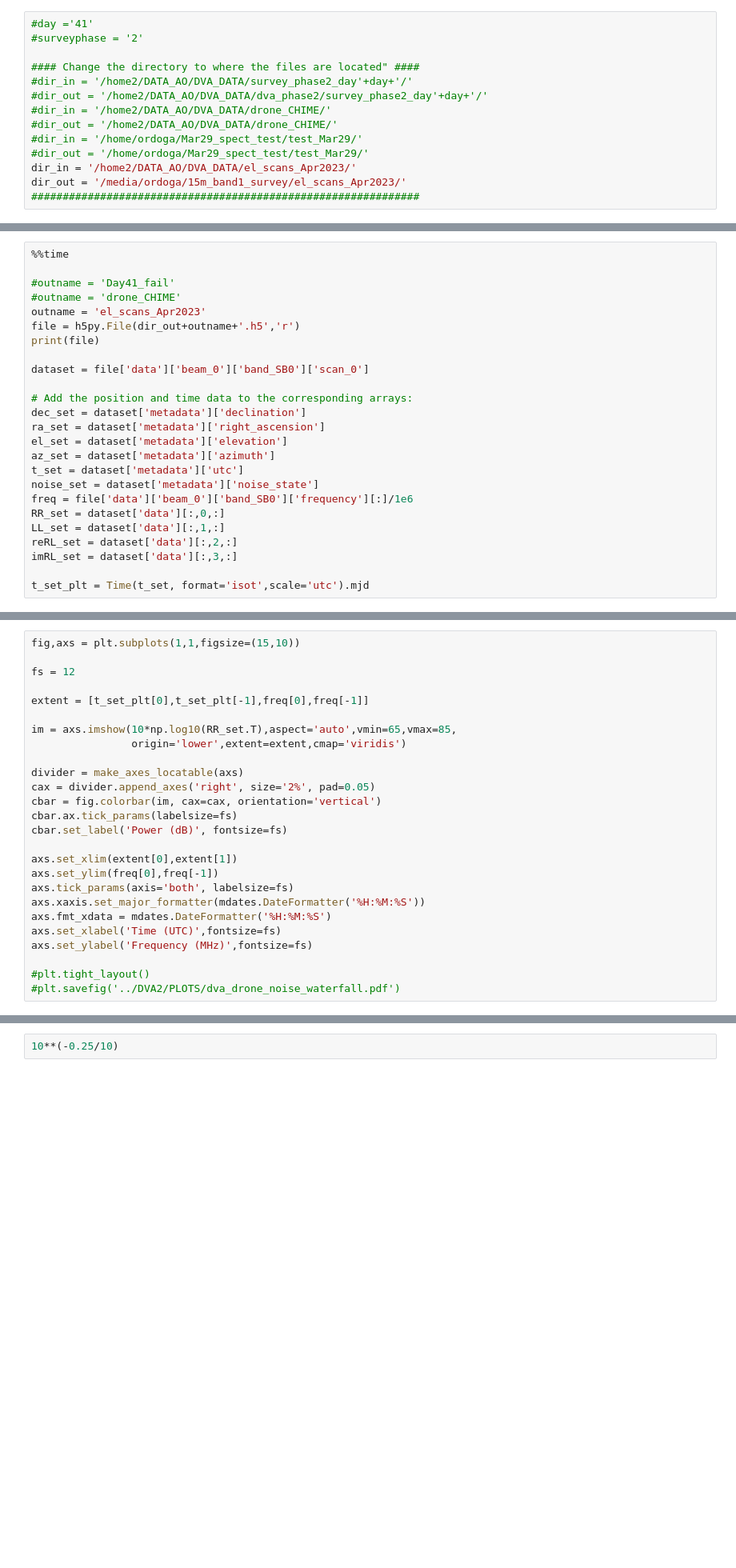
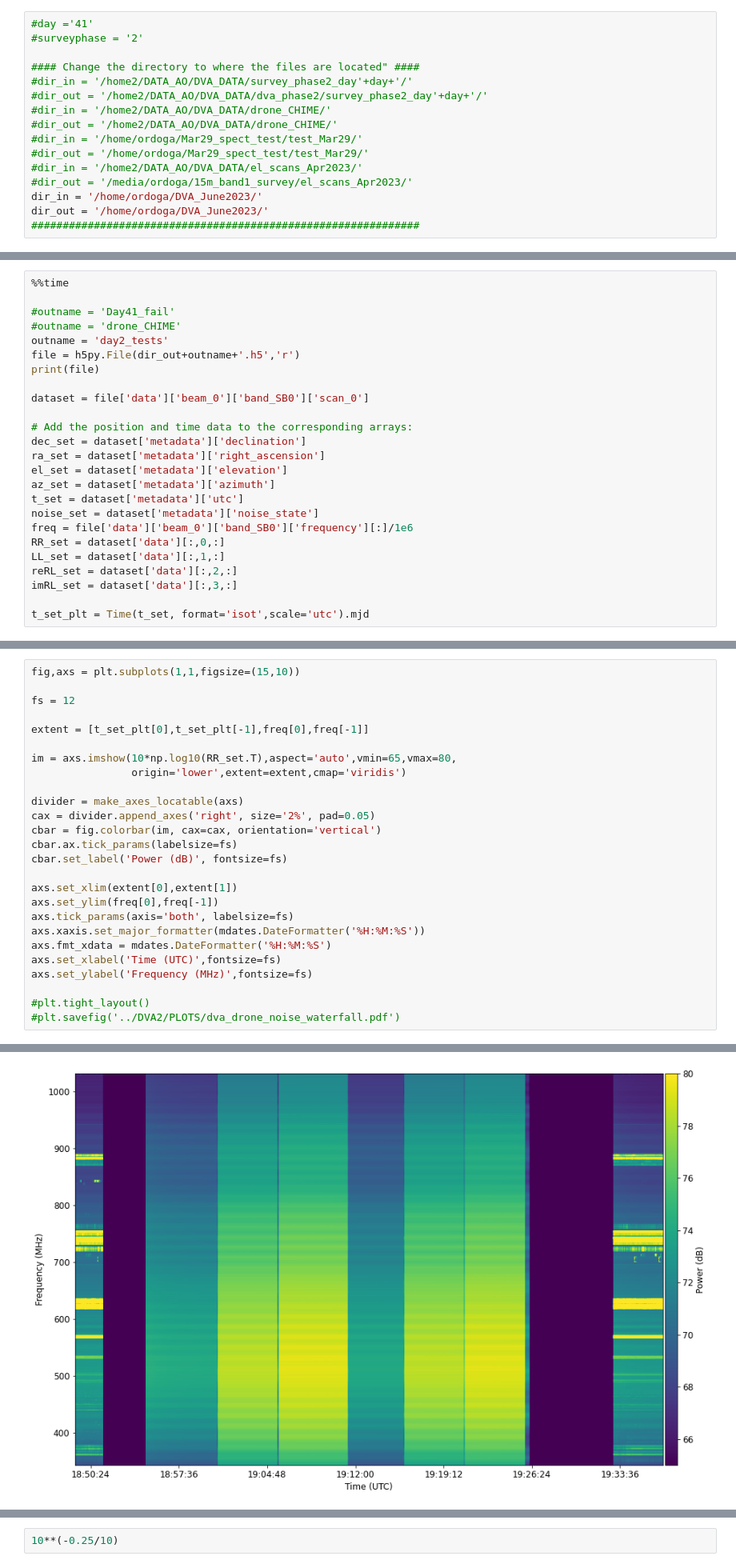
Before and after one commit to aordog/dva_pipeline, a Jupyter notebook: misc_data_stitching.ipynb, the cells around one changed output, grey strips where cells are left out. Shown at 80% size. Cells and saved outputs as stored; diff of their text form; blank space fills up the shorter version.

Commit message:
add analysis for June 2023 hot-cold load tests

```diff
--- a/misc_data_stitching.ipynb
+++ b/misc_data_stitching.ipynb
@@ -27,8 +27,10 @@ from astropy.modeling import models, fitting
 #dir_out = '/home2/DATA_AO/DVA_DATA/drone_CHIME/'
 #dir_in = '/home/ordoga/Mar29_spect_test/test_Mar29/'
 #dir_out = '/home/ordoga/Mar29_spect_test/test_Mar29/'
-dir_in = '/home2/DATA_AO/DVA_DATA/el_scans_Apr2023/'
-dir_out = '/media/ordoga/15m_band1_survey/el_scans_Apr2023/'
+#dir_in = '/home2/DATA_AO/DVA_DATA/el_scans_Apr2023/'
+#dir_out = '/media/ordoga/15m_band1_survey/el_scans_Apr2023/'
+dir_in = '/home/ordoga/DVA_June2023/'
+dir_out = '/home/ordoga/DVA_June2023/'
 ##############################################################
 # %%
 imp.reload(dva_sdhdf_combine_v3)
@@ -50,7 +70,7 @@ dva_sdhdf_combine_v3.combine(dir_in,dir_out,start,stop,outname,freq_s=2,
 
 #outname = 'Day41_fail'
 #outname = 'drone_CHIME'
-outname = 'el_scans_Apr2023'
+outname = 'day2_tests'
 file = h5py.File(dir_out+outname+'.h5','r')
 print(file)
 
@@ -79,7 +107,7 @@ fs = 12
 
 extent = [t_set_plt[0],t_set_plt[-1],freq[0],freq[-1]]
 
-im = axs.imshow(10*np.log10(RR_set.T),aspect='auto',vmin=65,vmax=85,
+im = axs.imshow(10*np.log10(RR_set.T),aspect='auto',vmin=65,vmax=80,
                 origin='lower',extent=extent,cmap='viridis')
 
 divider = make_axes_locatable(axs)
@@ -98,3 +126,4 @@ axs.set_ylabel('Frequency (MHz)',fontsize=fs)
 
 #plt.tight_layout()
 #plt.savefig('../DVA2/PLOTS/dva_drone_noise_waterfall.pdf')
+# %% [output]
@@ -101,3 +131,4 @@ axs.set_ylabel('Frequency (MHz)',fontsize=fs)
+[figure, added]
 # %%
 fig1, axs = plt.subplots(1,1,figsize=(18,8))
 
```
Also changed, not shown: parts of 5 cells of this notebook, 1 other file.
